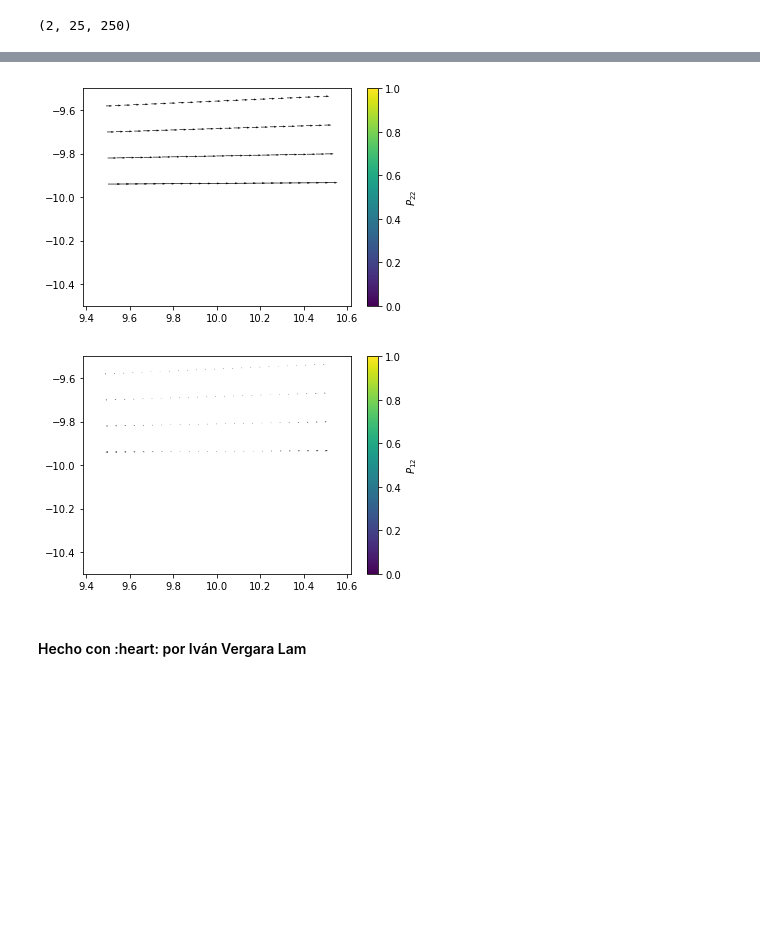
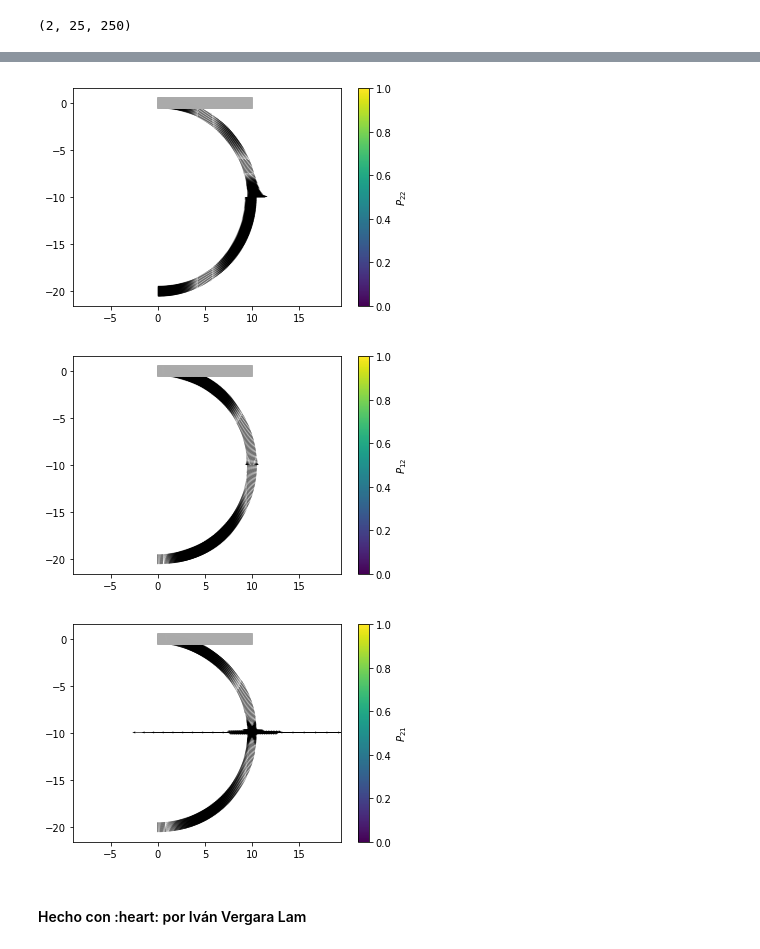
Before and after one commit to ivanvlam/IBM2020, a Jupyter notebook: Tarea 2/tarea-2.ipynb, the cells around one changed output, grey strips where cells are left out. Drawn from its saved outputs; the diff is of its cells as text; code cells hidden in the pictures; blank space fills up the shorter version.

```diff
--- a/Tarea 2/tarea-2.ipynb
+++ b/Tarea 2/tarea-2.ipynb
@@ -130,21 +130,32 @@ plt.plot(BB_x, BB_y, color='#ABABAB')
 plt.quiver(BB_XX, BB_YY, *P_22, color = 'k')  # * es para desempaquetar
 plt.colorbar(label = r'$P_{22}$')
 plt.axis('equal')
-plt.xlim(9.5, 10.5)
-plt.ylim(-10.5, -9.5)
+#plt.xlim(9.5, 10.5)
+#plt.ylim(-10.5, -9.5)
 plt.show()
 # %% [output]
-[figure, old version]
+[figure, new version]
 # %%
 plt.figure()
 plt.plot(BB_x, BB_y, color='#ABABAB')
 plt.quiver(BB_XX, BB_YY, *P_12, color = 'k')  # * es para desempaquetar
 plt.colorbar(label = r'$P_{12}$')
 plt.axis('equal')
-plt.xlim(9.5, 10.5)
-plt.ylim(-10.5, -9.5)
+#plt.xlim(9.5, 10.5)
+#plt.ylim(-10.5, -9.5)
 plt.show()
 # %% [output]
-[figure, old version]
+[figure, new version]
+# %%
+plt.figure()
+plt.plot(BB_x, BB_y, color='#ABABAB')
+plt.quiver(BB_XX, BB_YY, *P_21, color = 'k')  # * es para desempaquetar
+plt.colorbar(label = r'$P_{21}$')
+plt.axis('equal')
+#plt.xlim(9.5, 10.5)
+#plt.ylim(-10.5, -9.5)
+plt.show()
+# %% [output]
+[figure, added]
 # %% [markdown]
 #### Hecho con :heart: por Iván Vergara Lam
```
Also changed, not shown: parts of 4 cells of this notebook.
